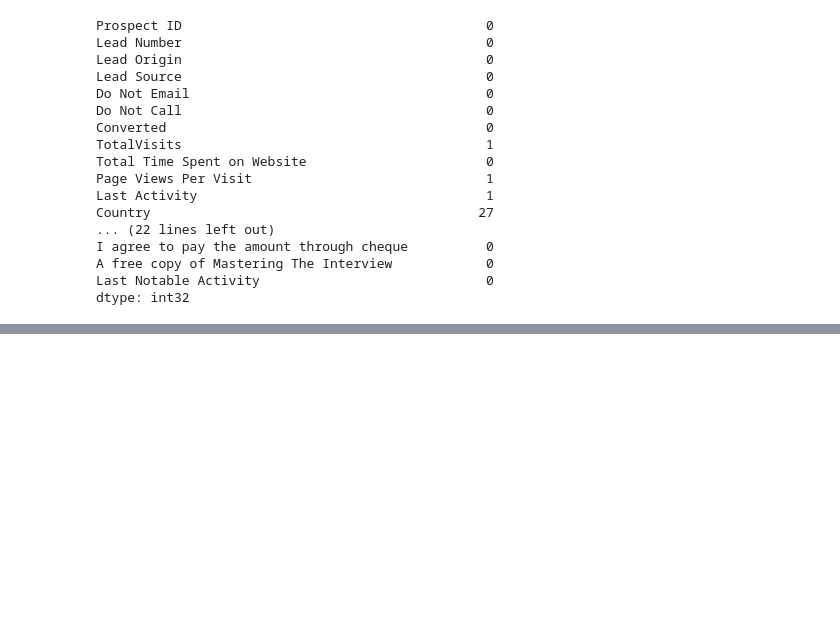
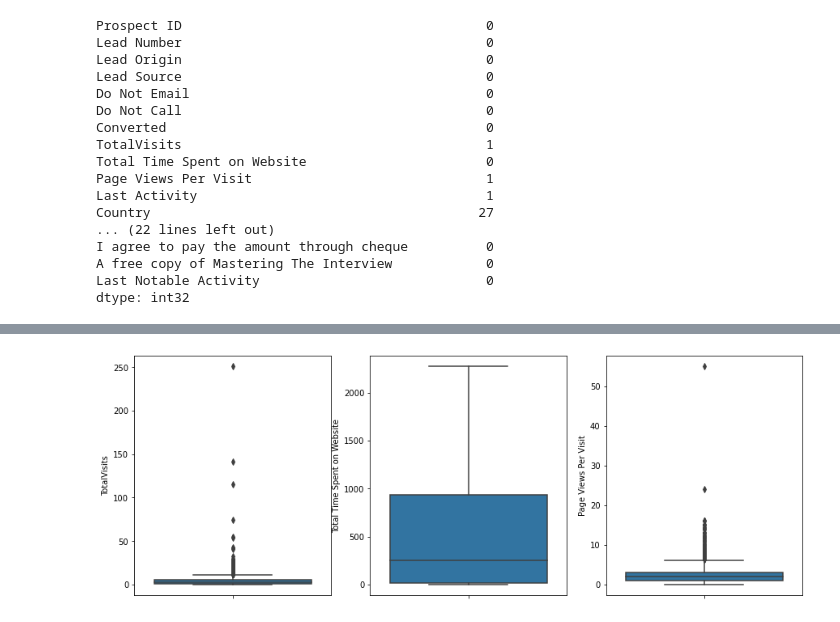
Before and after one commit to pinnamaneni2005/Lead-Scoring, a Jupyter notebook: LeadScoringAssignment.ipynb, the cells around one changed output, grey strips where cells are left out. Saved outputs shown, nothing was run; the diff lists cells and outputs as text; code cells hidden in the pictures; blank space fills up the shorter version.

```diff
--- a/LeadScoringAssignment.ipynb
+++ b/LeadScoringAssignment.ipynb
@@ -155,0 +324,4 @@ dtype: int32
+# %%
+# Again let us add a new category "Unknown" for missing values here.
+
+leads['What is your current occupation']=leads['What is your current occupation'].replace(np.nan, 'Unknown')
@@ -155,0 +336,4 @@ dtype: int32
+# %%
+# As this is having nearly 30% missing values, lets drop this column
+
+leads.drop(['What matters most to you in choosing a course'], inplace=True, axis=1)
@@ -155,0 +372,5 @@ dtype: int32
+# %%
+# As both "Prospect ID" and "Lead Number" are primary key or unique we can drop these columns
+
+leads.drop(['Prospect ID'], axis=1, inplace=True)
+leads.drop(['Lead Number'], axis=1, inplace=True)
@@ -155,0 +403,7 @@ dtype: int32
+# %%
+# From above few columns have singe value 'No'. We can drop these columns as they doesnt make any sense
+
+drop_cols = ['Magazine', 'Receive More Updates About Our Courses', 'Update me on Supply Chain Content',
+            'Get updates on DM Content', 'I agree to pay the amount through cheque']
+
+leads = leads.drop(drop_cols, axis=1)
@@ -155,0 +430,11 @@ dtype: int32
+# %%
+plt.figure(figsize=(20, 12))
+plt.subplot(2,4,1)
+sns.boxplot(x = 'TotalVisits', data = leads, orient='v')
+plt.subplot(2,4,2)
+sns.boxplot(x = 'Total Time Spent on Website', data = leads, orient='v')
+plt.subplot(2,4,3)
+sns.boxplot(x = 'Page Views Per Visit', data = leads, orient='v')
+plt.show()
+# %% [output]
+[figure, added]
```
Also changed, not shown: parts of 208 cells of this notebook.
